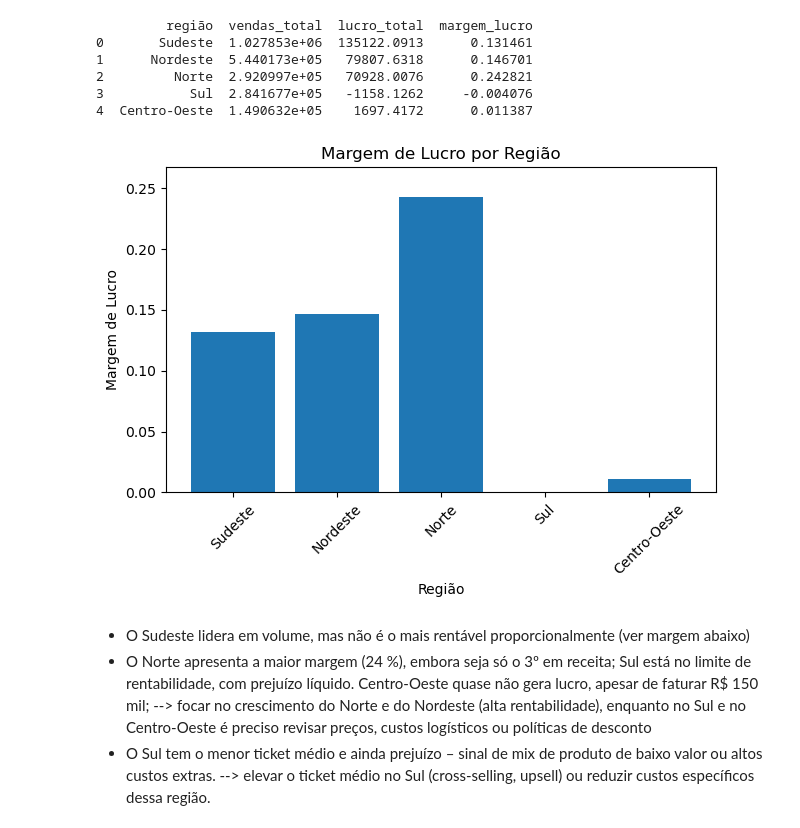
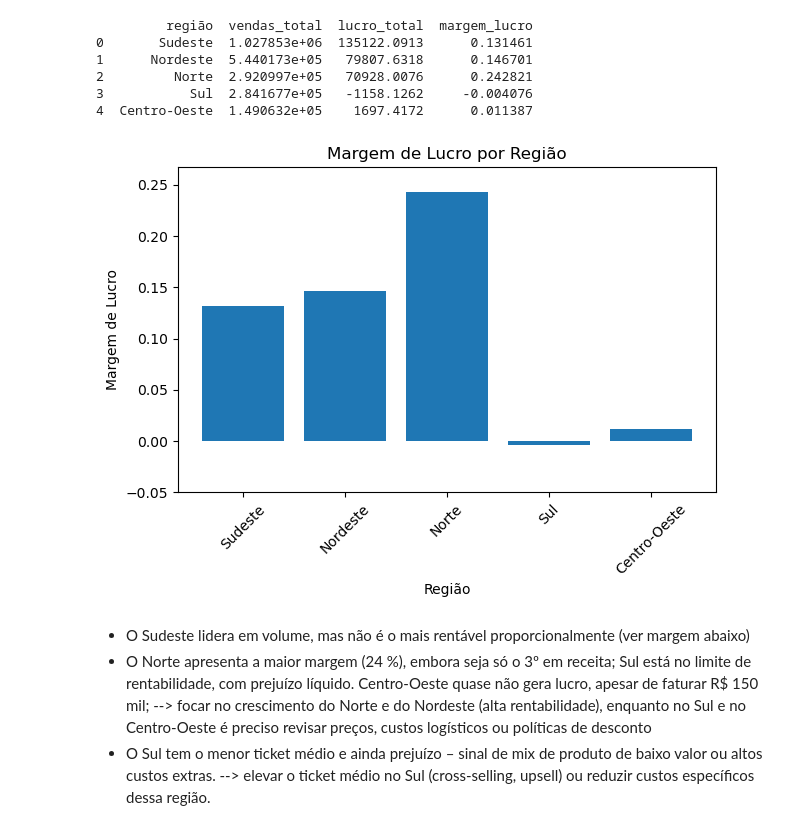
Before and after one commit to liviagcarvalho/Analise-de-Dados-Jr.---Livia-e-Joao, a Jupyter notebook: analises/6_Analisegeografica.ipynb, the cells around one changed output. Cells and saved outputs as stored; diff of their text form; code cells hidden in the pictures.

Commit message:
fix: grafico de margem de lucro por região

```diff
--- a/analises/6_Analisegeografica.ipynb
+++ b/analises/6_Analisegeografica.ipynb
@@ -172,15 +172,15 @@ print(agg_regiao[['região', 'vendas_total', 'lucro_total', 'margem_lucro']])
 # %%
 plt.figure()
 plt.bar(agg_regiao['região'], agg_regiao['margem_lucro'])
 plt.title('Margem de Lucro por Região')
 plt.xlabel('Região')
 plt.ylabel('Margem de Lucro')
-plt.ylim(0, agg_regiao['margem_lucro'].max() * 1.1)
+plt.ylim(-0.05, agg_regiao['margem_lucro'].max() * 1.1)
 plt.xticks(rotation=45)
 plt.tight_layout()
 plt.show()
 # %% [output]
-[figure, old version]
+[figure, new version]
 # %% [markdown]
 - O Sudeste lidera em volume, mas não é o mais rentável proporcionalmente (ver margem abaixo)
 - O Norte apresenta a maior margem (24 %), embora seja só o 3º em receita; Sul está no limite de rentabilidade, com prejuízo líquido. Centro-Oeste quase não gera lucro, apesar de faturar R$ 150 mil; --> focar no crescimento do Norte e do Nordeste (alta rentabilidade), enquanto no Sul e no Centro-Oeste é preciso revisar preços, custos logísticos ou políticas de desconto
```
